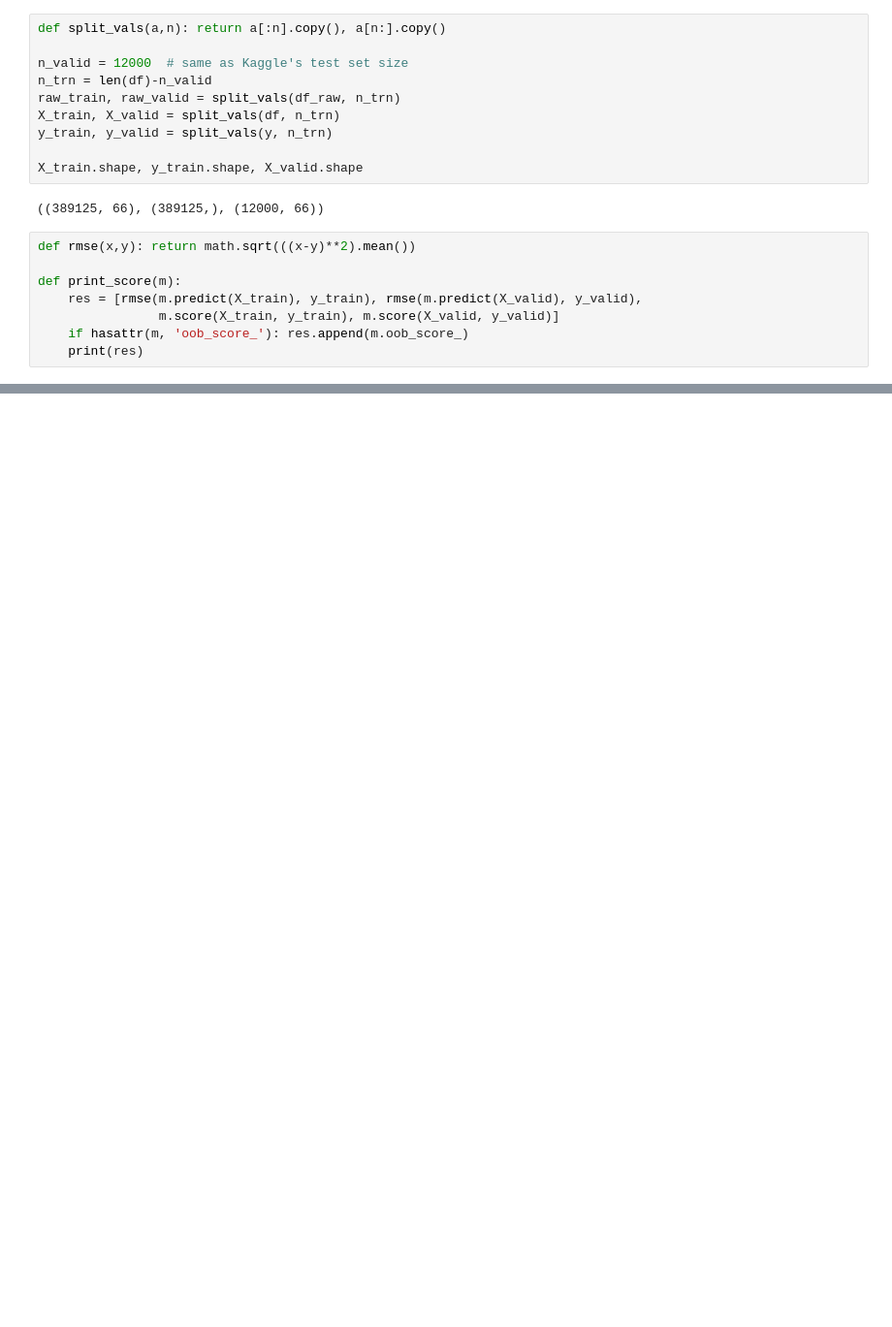
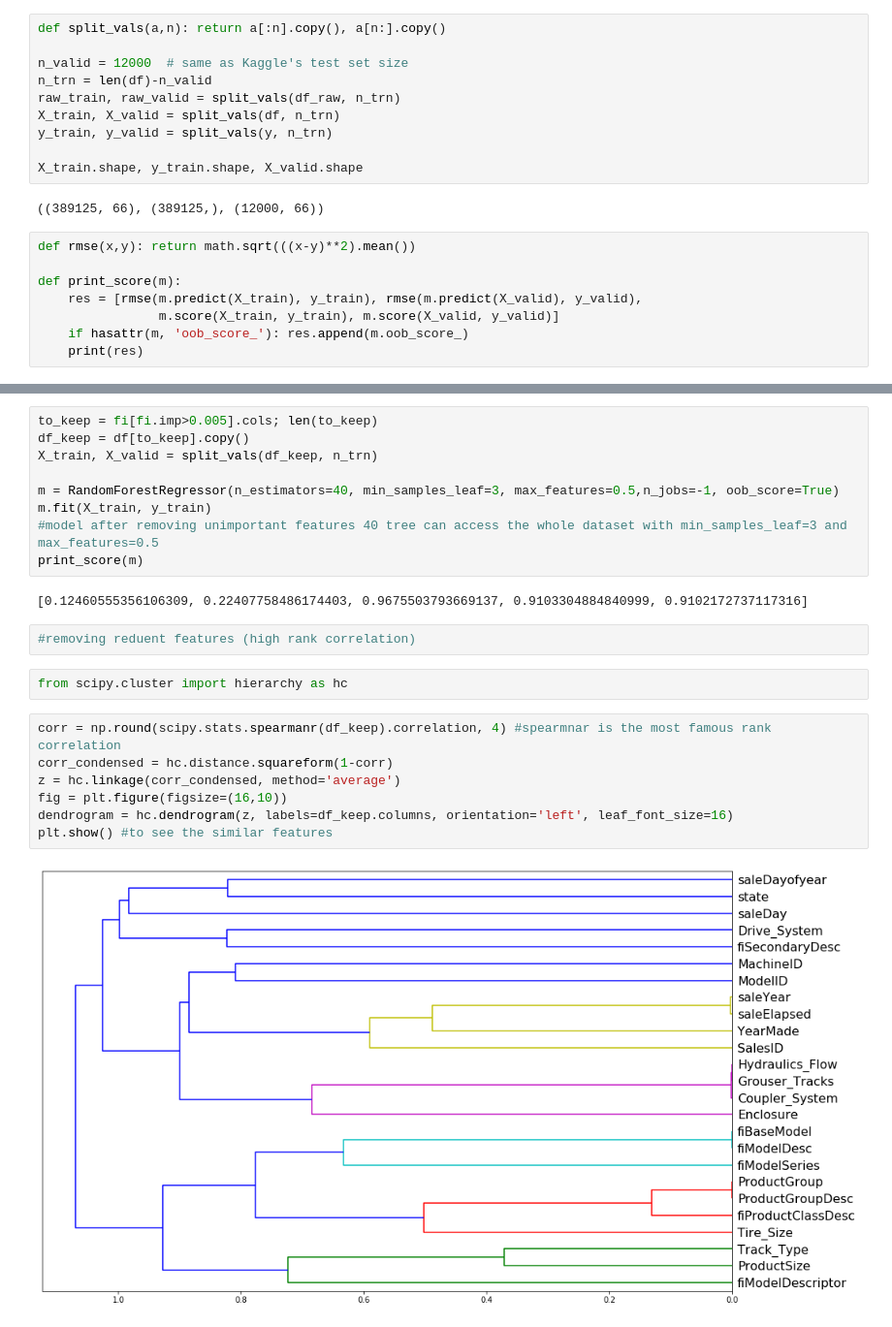
Before and after one commit to ElFarash/Blue-Book-For-Bulldozers, a Jupyter notebook: Blue Book For Bulldozers.ipynb, the cells around one changed output, grey strips where cells are left out. Shown: that part at 97% size. Drawn from its saved outputs; the diff is of its cells as text; blank space fills up the shorter version.

```diff
--- a/Blue Book For Bulldozers.ipynb
+++ b/Blue Book For Bulldozers.ipynb
@@ -300,0 +409,24 @@ def print_score(m):
+# %%
+to_keep = fi[fi.imp>0.005].cols; len(to_keep)
+df_keep = df[to_keep].copy()
+X_train, X_valid = split_vals(df_keep, n_trn)
+
+m = RandomForestRegressor(n_estimators=40, min_samples_leaf=3, max_features=0.5,n_jobs=-1, oob_score=True)
+m.fit(X_train, y_train)
+#model after removing unimportant features 40 tree can access the whole dataset with min_samples_leaf=3 and max_features=0.5
+print_score(m)
+# %% [output]
+[0.12460555356106309, 0.22407758486174403, 0.9675503793669137, 0.9103304884840999, 0.9102172737117316]
+# %%
+#removing reduent features (high rank correlation)
+# %%
+from scipy.cluster import hierarchy as hc
+# %%
+corr = np.round(scipy.stats.spearmanr(df_keep).correlation, 4) #spearmnar is the most famous rank correlation
+corr_condensed = hc.distance.squareform(1-corr)
+z = hc.linkage(corr_condensed, method='average')
+fig = plt.figure(figsize=(16,10))
+dendrogram = hc.dendrogram(z, labels=df_keep.columns, orientation='left', leaf_font_size=16)
+plt.show() #to see the similar features
+# %% [output]
+[figure, added]
```
Also changed, not shown: parts of 35 cells of this notebook, 1 other file.
